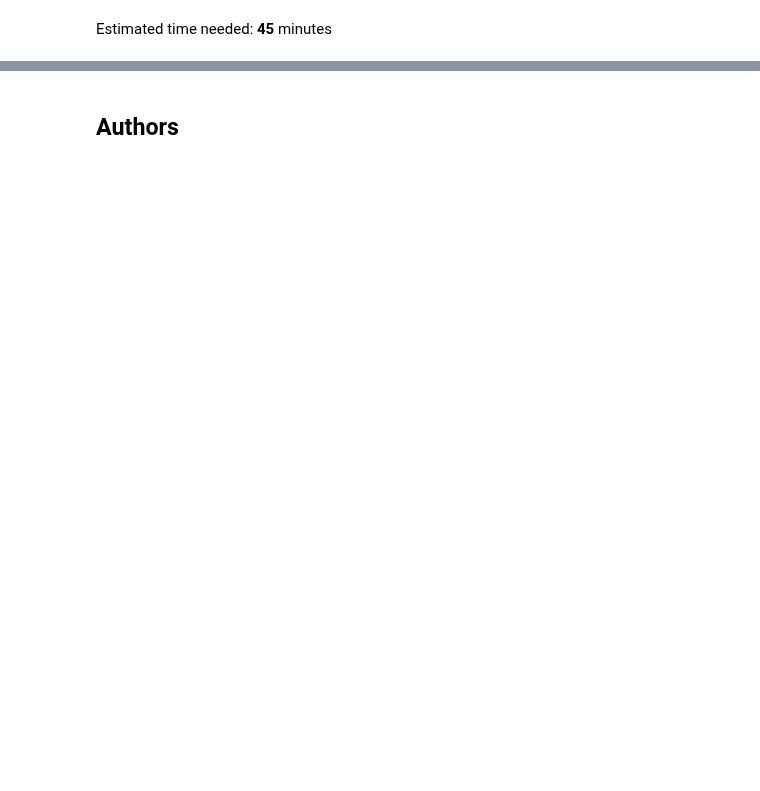
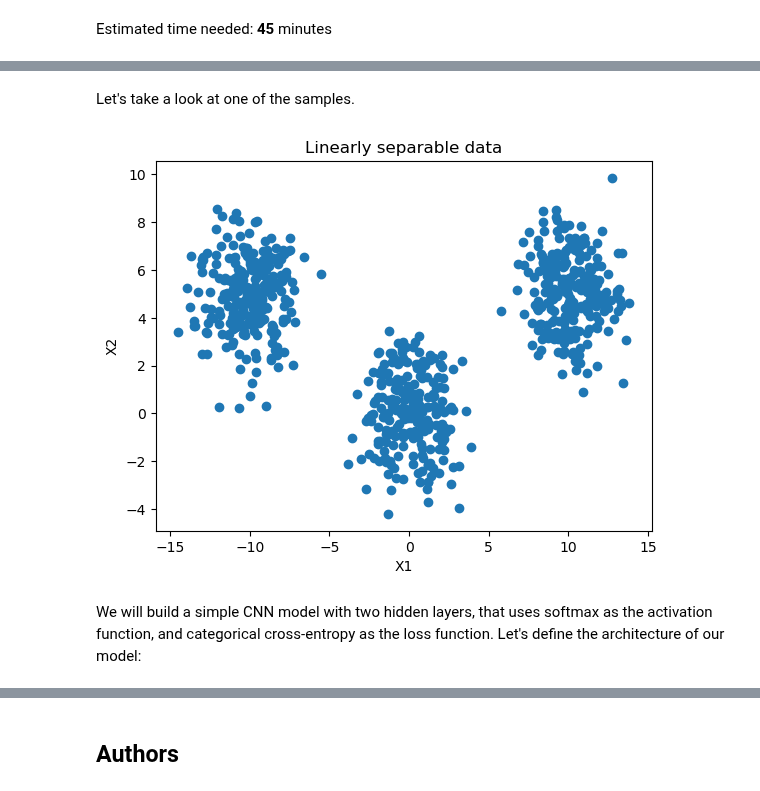
Before and after one commit to antonio-xrp/data-science-path, a Jupyter notebook: 0.4-MachineLearning/0.4-deep-learning-IBM/practice.ipynb, the cells around one changed output, grey strips where cells are left out. Drawn from its saved outputs; the diff is of its cells as text; code cells hidden in the pictures; blank space fills up the shorter version.

```diff
--- a/0.4-MachineLearning/0.4-deep-learning-IBM/practice.ipynb
+++ b/0.4-MachineLearning/0.4-deep-learning-IBM/practice.ipynb
@@ -670,0 +311,24 @@ Congratulations, you have completed the optimiers lab. Now you have learned and
+# %%
+num_samples = 1000
+train_split = 250
+cluster_centers = [(-10, 5), (0, 0), (10, 5)]
+num_classes = len(cluster_centers)
+loss_function_used = CategoricalCrossentropy()
+#loss_function_used = CategoricalCrossentropy(from_logits=True)
+# %%
+
+X_training, Targets_training, X_testing, Targets_testing= generate_multiclass_blobs(num_samples, train_split,
+              cluster_centers, num_classes,
+              loss_function_used)
+# %% [markdown]
+Let's take a look at one of the samples.
+# %%
+plt.scatter(X_training[:,0], X_training[:,1])
+plt.title('Linearly separable data')
+plt.xlabel('X1')
+plt.ylabel('X2')
+plt.show()
+# %% [output]
+[figure, added]
+# %% [markdown]
+We will build a simple CNN model with two hidden layers, that uses softmax as the activation function, and categorical cross-entropy as the loss function. Let's define the architecture of our model:
```
Also changed, not shown: parts of 251 cells of this notebook, 2 other files.
